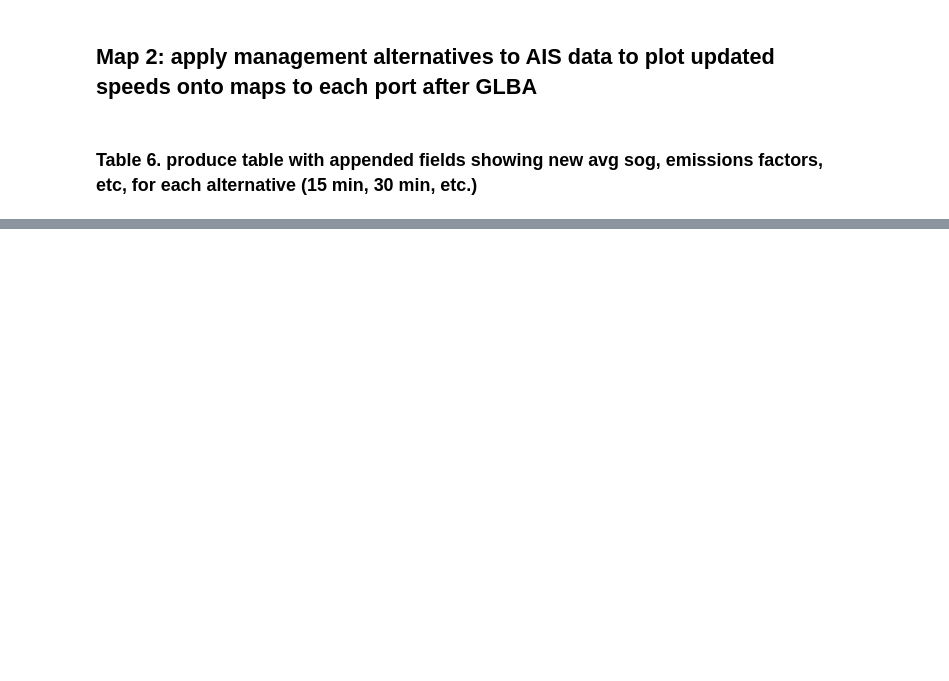
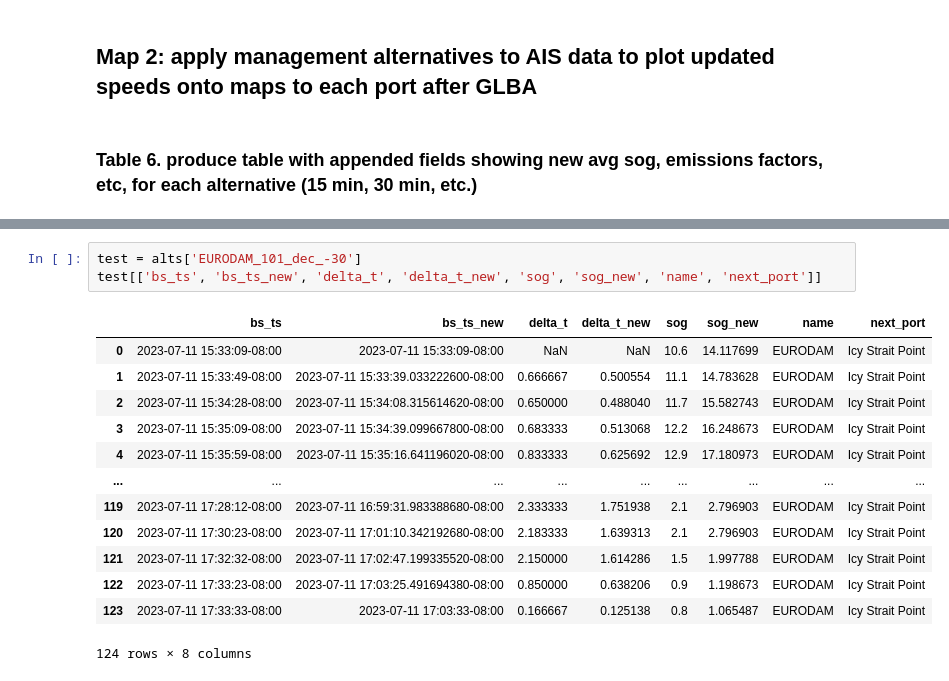
Before and after one commit to gebrady/shippy, a Jupyter notebook: tables_and_figures.ipynb, the cells around one changed output, grey strips where cells are left out. Saved outputs shown, nothing was run; the diff lists cells and outputs as text; blank space fills up the shorter version.

```diff
--- a/tables_and_figures.ipynb
+++ b/tables_and_figures.ipynb
@@ -309,0 +375,17 @@ Mapper.plotRaster('Haines', rasters_dict)
+# %%
+test = alts['EURODAM_101_dec_-30']
+test[['bs_ts', 'bs_ts_new', 'delta_t', 'delta_t_new', 'sog', 'sog_new', 'name', 'next_port']]
+# %% [output]
+|  | bs_ts | bs_ts_new | delta_t | delta_t_new | sog | sog_new | name | next_port |
+| 0 | 2023-07-11 15:33:09-08:00 | 2023-07-11 15:33:09-08:00 | NaN | NaN | 10.6 | 14.117699 | EURODAM | Icy Strait Point |
+| 1 | 2023-07-11 15:33:49-08:00 | 2023-07-11 15:33:39.033222600-08:00 | 0.666667 | 0.500554 | 11.1 | 14.783628 | EURODAM | Icy Strait Point |
+| 2 | 2023-07-11 15:34:28-08:00 | 2023-07-11 15:34:08.315614620-08:00 | 0.650000 | 0.488040 | 11.7 | 15.582743 | EURODAM | Icy Strait Point |
+| 3 | 2023-07-11 15:35:09-08:00 | 2023-07-11 15:34:39.099667800-08:00 | 0.683333 | 0.513068 | 12.2 | 16.248673 | EURODAM | Icy Strait Point |
+| 4 | 2023-07-11 15:35:59-08:00 | 2023-07-11 15:35:16.641196020-08:00 | 0.833333 | 0.625692 | 12.9 | 17.180973 | EURODAM | Icy Strait Point |
+| ... | ... | ... | ... | ... | ... | ... | ... | ... |
+| 119 | 2023-07-11 17:28:12-08:00 | 2023-07-11 16:59:31.983388680-08:00 | 2.333333 | 1.751938 | 2.1 | 2.796903 | EURODAM | Icy Strait Point |
+| 120 | 2023-07-11 17:30:23-08:00 | 2023-07-11 17:01:10.342192680-08:00 | 2.183333 | 1.639313 | 2.1 | 2.796903 | EURODAM | Icy Strait Point |
+| 121 | 2023-07-11 17:32:32-08:00 | 2023-07-11 17:02:47.199335520-08:00 | 2.150000 | 1.614286 | 1.5 | 1.997788 | EURODAM | Icy Strait Point |
+| 122 | 2023-07-11 17:33:23-08:00 | 2023-07-11 17:03:25.491694380-08:00 | 0.850000 | 0.638206 | 0.9 | 1.198673 | EURODAM | Icy Strait Point |
+| 123 | 2023-07-11 17:33:33-08:00 | 2023-07-11 17:03:33-08:00 | 0.166667 | 0.125138 | 0.8 | 1.065487 | EURODAM | Icy Strait Point |
+124 rows × 8 columns
```
Also changed, not shown: parts of 12 cells of this notebook, 3 other files.
